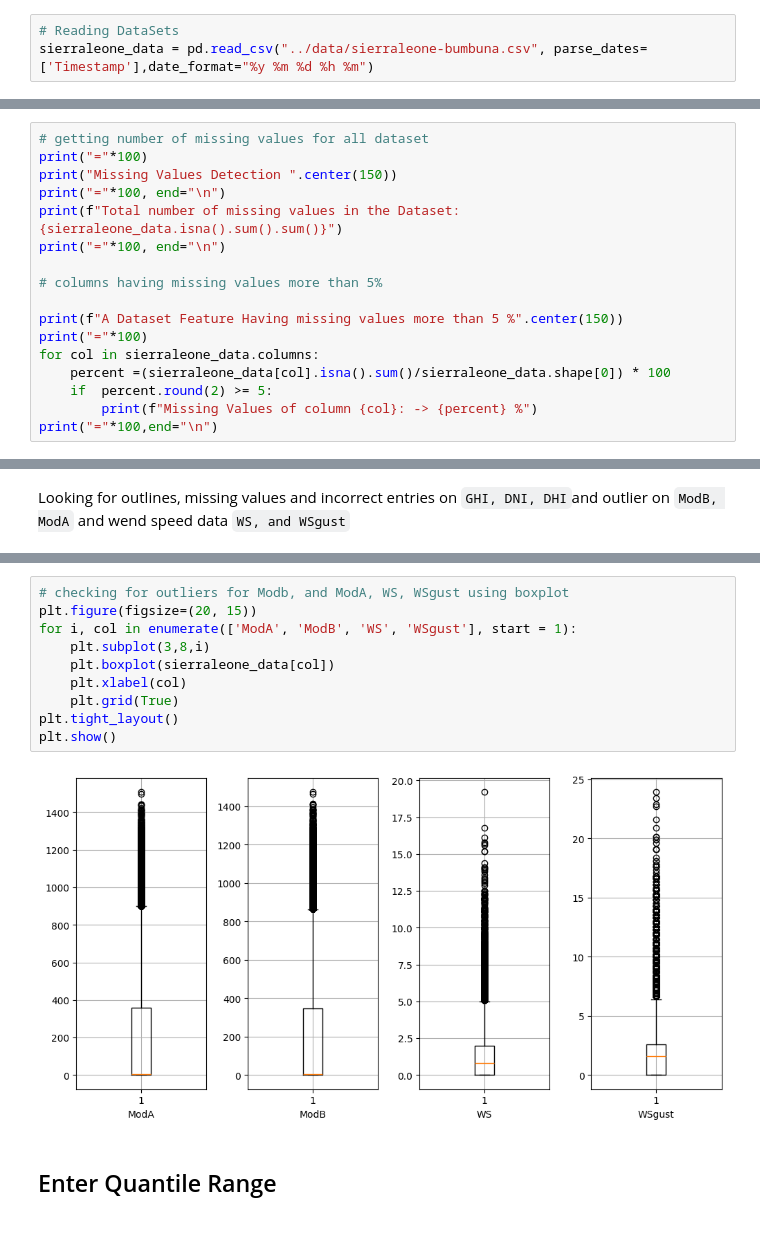
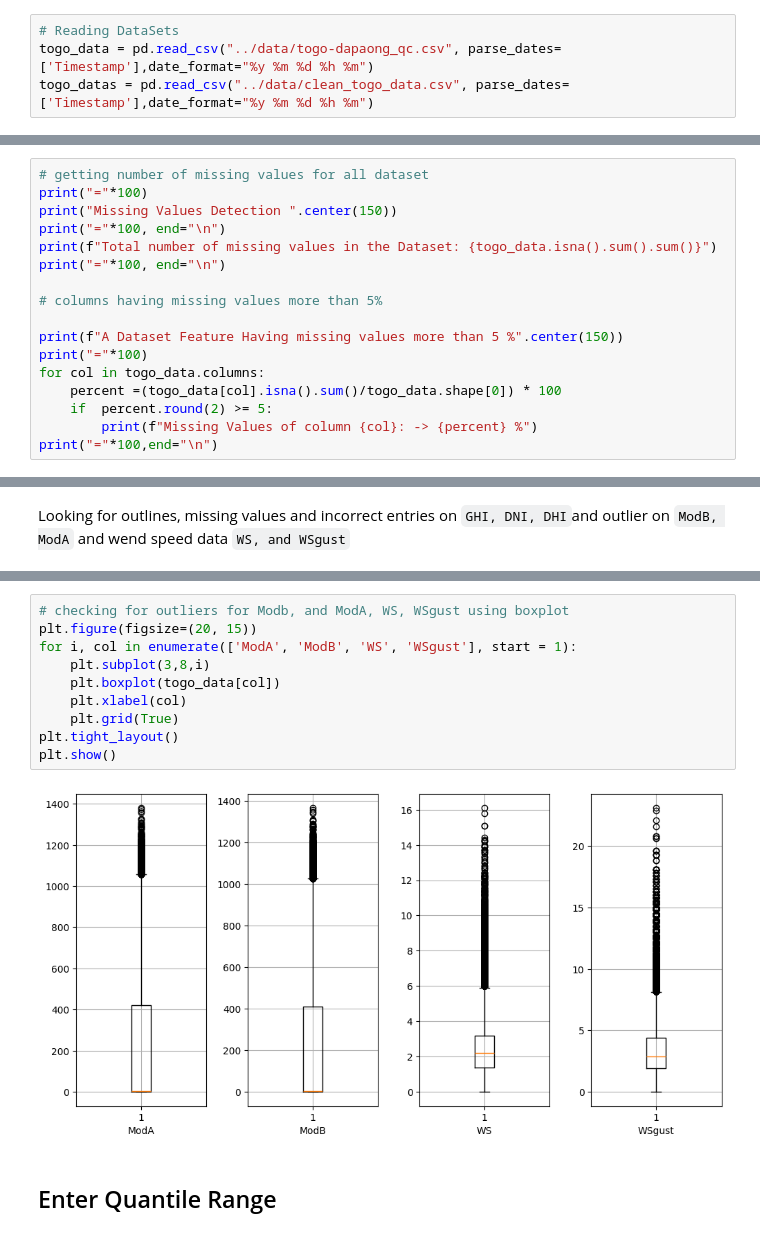
Before and after one commit to wondifraw/solar-challenge-week1, a Jupyter notebook: notebooks/sierraleone_eda.ipynb, the cells around one changed output, grey strips where cells are left out. Saved outputs shown, nothing was run; the diff lists cells and outputs as text.

```diff
--- a/notebooks/sierraleone_eda.ipynb
+++ b/notebooks/sierraleone_eda.ipynb
@@ -9,7 +9,8 @@ import pandas as pd
 import numpy as np
 # %%
 # Reading DataSets
-sierraleone_data = pd.read_csv("../data/sierraleone-bumbuna.csv", parse_dates=['Timestamp'],date_format="%y %m %d %h %m")
+togo_data = pd.read_csv("../data/togo-dapaong_qc.csv", parse_dates=['Timestamp'],date_format="%y %m %d %h %m")
+togo_datas = pd.read_csv("../data/clean_togo_data.csv", parse_dates=['Timestamp'],date_format="%y %m %d %h %m")
 # %% [markdown]
 ### Data Profiling
 # %%
@@ -92,15 +93,15 @@ number_of_unique
 print("="*100)
 print("Missing Values Detection ".center(150))
 print("="*100, end="\n")
-print(f"Total number of missing values in the Dataset: {sierraleone_data.isna().sum().sum()}")
+print(f"Total number of missing values in the Dataset: {togo_data.isna().sum().sum()}")
 print("="*100, end="\n")
 
 # columns having missing values more than 5%
 
 print(f"A Dataset Feature Having missing values more than 5 %".center(150))
 print("="*100)
-for col in sierraleone_data.columns:
-    percent =(sierraleone_data[col].isna().sum()/sierraleone_data.shape[0]) * 100
+for col in togo_data.columns:
+    percent =(togo_data[col].isna().sum()/togo_data.shape[0]) * 100
     if  percent.round(2) >= 5:
         print(f"Missing Values of column {col}: -> {percent} %")
 print("="*100,end="\n")
@@ -224,15 +225,15 @@ sierraleone_data[['GHI', 'DNI', 'DHI', 'ModA','ModB','WS', 'WSgust']].describe()
 # %%
 # checking for outliers for Modb, and ModA, WS, WSgust using boxplot
 plt.figure(figsize=(20, 15))
 for i, col in enumerate(['ModA', 'ModB', 'WS', 'WSgust'], start = 1):
     plt.subplot(3,8,i)
-    plt.boxplot(sierraleone_data[col])
+    plt.boxplot(togo_data[col])
     plt.xlabel(col)
     plt.grid(True)
 plt.tight_layout()
 plt.show()
 # %% [output]
-[figure, old version]
+[figure, new version]
 # %% [markdown]
 ## Enter Quantile Range
 # %%
```
Also changed, not shown: parts of 59 cells of this notebook.
